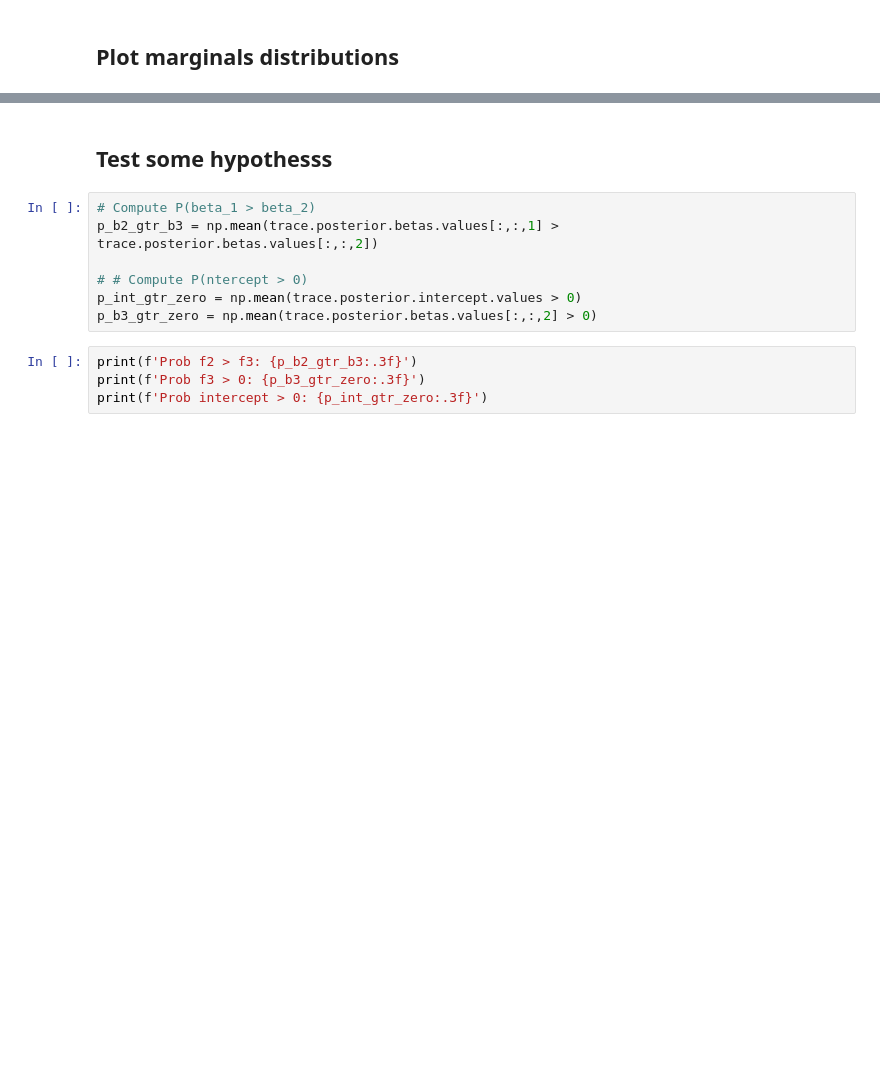
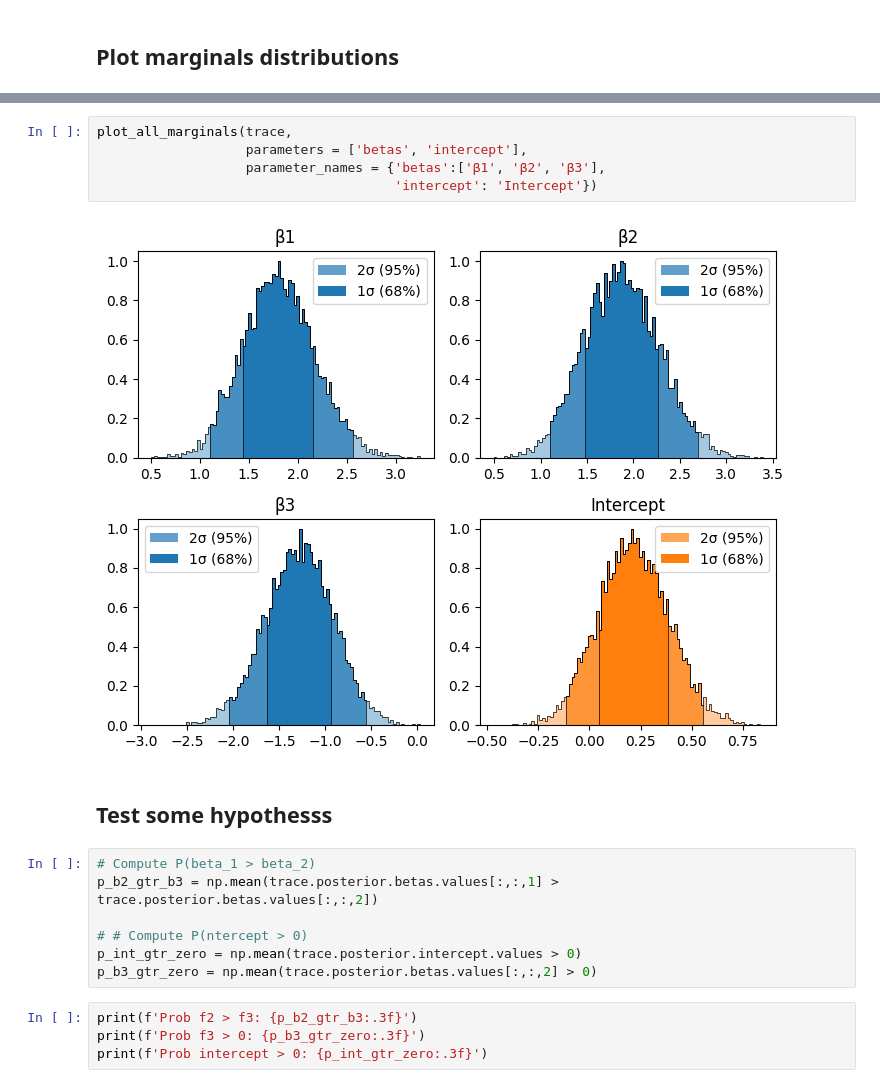
Before and after one commit to dominicbates/statistical-analysis-templates, a Jupyter notebook: templates/logistic_regression_bayesian.ipynb, the cells around one changed output, grey strips where cells are left out. Drawn from its saved outputs; the diff is of its cells as text; blank space fills up the shorter version.

```diff
--- a/templates/logistic_regression_bayesian.ipynb
+++ b/templates/logistic_regression_bayesian.ipynb
@@ -140,3 +133,10 @@ marginals_hist(vals, 'intercept', color='C1')
+# %%
+plot_all_marginals(trace,
+                   parameters = ['betas', 'intercept'],
+                   parameter_names = {'betas':['β1', 'β2', 'β3'],
+                                      'intercept': 'Intercept'})
+# %% [output]
+[figure, added]
 # %% [markdown]
 ## Test some hypothesss
 # %%
```
Also changed, not shown: parts of 5 cells of this notebook, 2 other files.
